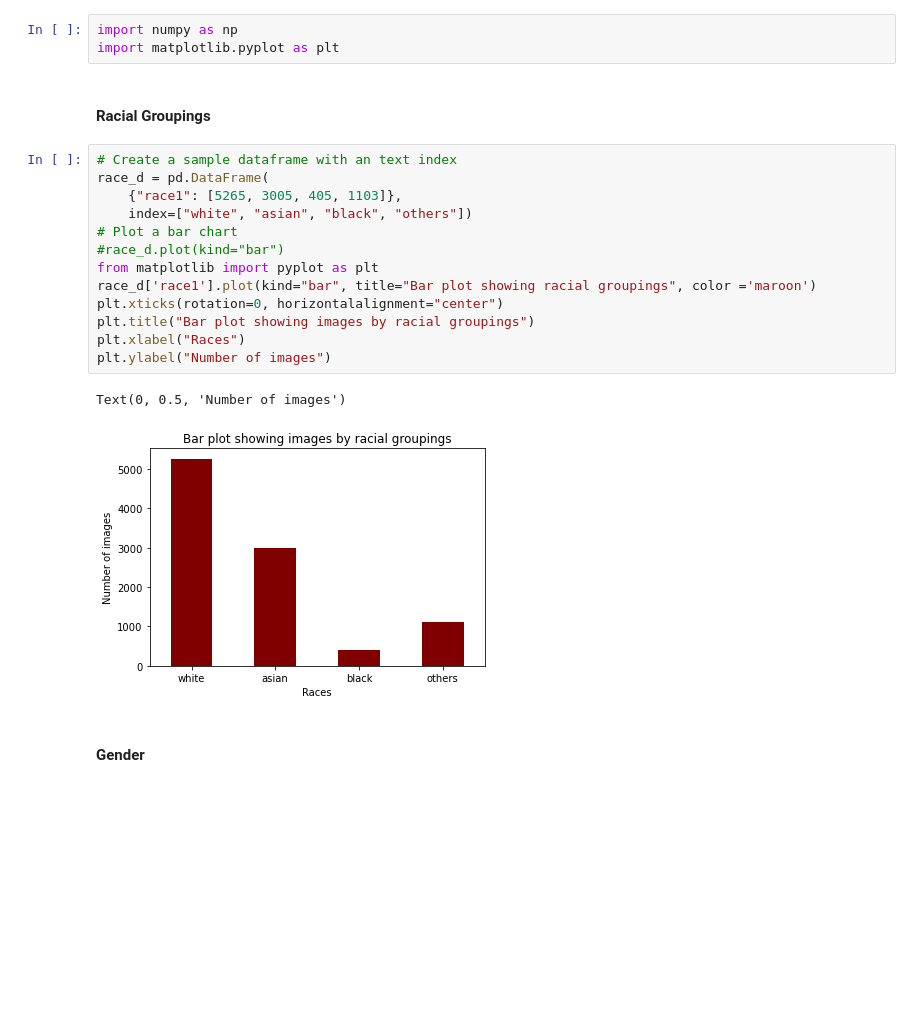
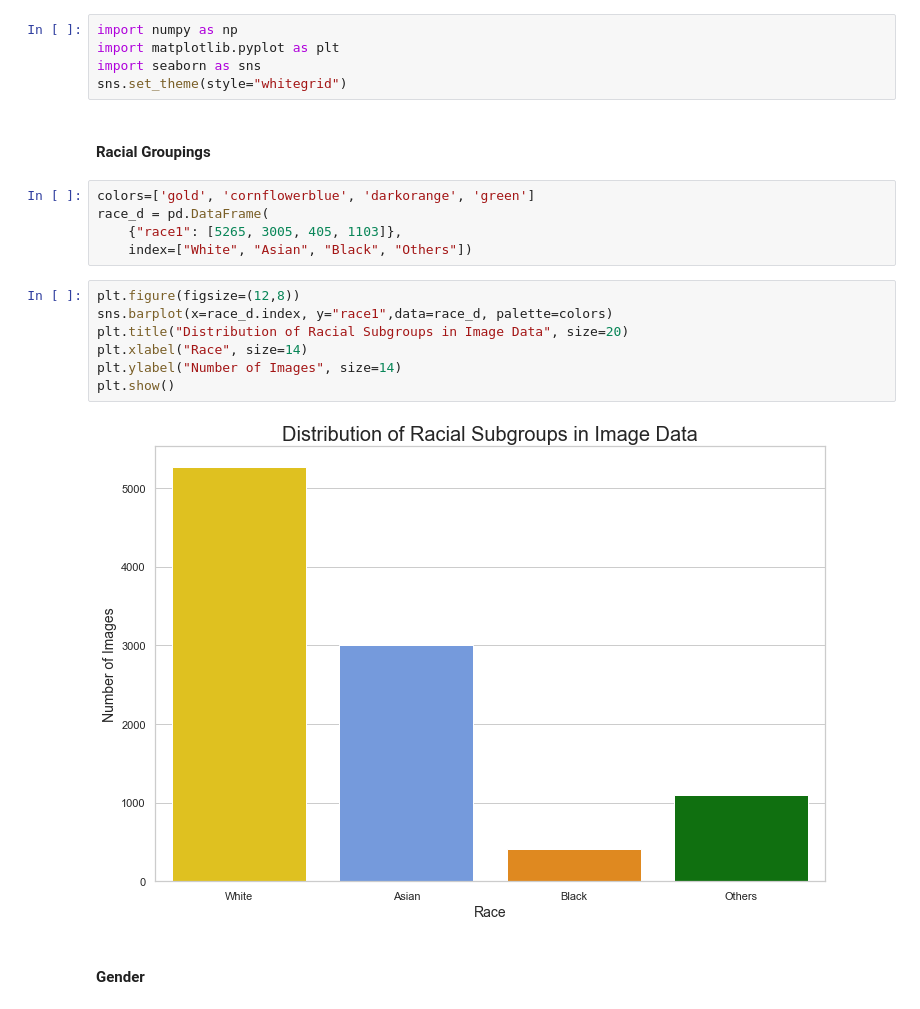
Before and after one commit to MIDS-at-Duke/team8_ML, a Jupyter notebook: 10_code/eda_gender_race.ipynb, the cells around one changed output. Cells and saved outputs as stored; diff of their text form; blank space fills up the shorter version.

Commit message:
added color coordination

```diff
--- a/10_code/eda_gender_race.ipynb
+++ b/10_code/eda_gender_race.ipynb
@@ -163,23 +147,23 @@ Name: AgeGroup, dtype: int64
 # %%
 import numpy as np
 import matplotlib.pyplot as plt
+import seaborn as sns
+sns.set_theme(style="whitegrid")
 # %% [markdown]
 #### Racial Groupings
-# %%
-# Create a sample dataframe with an text index
-race_d = pd.DataFrame(
-    {"race1": [5265, 3005, 405, 1103]},
-    index=["white", "asian", "black", "others"])
-# Plot a bar chart
-#race_d.plot(kind="bar")
-from matplotlib import pyplot as plt
-race_d['race1'].plot(kind="bar", title="Bar plot showing racial groupings", color ='maroon')
-plt.xticks(rotation=0, horizontalalignment="center")
-plt.title("Bar plot showing images by racial groupings")
-plt.xlabel("Races")
-plt.ylabel("Number of images")
-# %% [output]
-Text(0, 0.5, 'Number of images')
-[figure, removed]
+# %%
+colors=['gold', 'cornflowerblue', 'darkorange', 'green']
+race_d = pd.DataFrame(
+    {"race1": [5265, 3005, 405, 1103]},
+    index=["White", "Asian", "Black", "Others"])
+# %%
+plt.figure(figsize=(12,8))
+sns.barplot(x=race_d.index, y="race1",data=race_d, palette=colors)
+plt.title("Distribution of Racial Subgroups in Image Data", size=20)
+plt.xlabel("Race", size=14)
+plt.ylabel("Number of Images", size=14)
+plt.show()
+# %% [output]
+[figure, added]
 # %% [markdown]
 #### Gender
```
Also changed, not shown: parts of 8 cells of this notebook.
